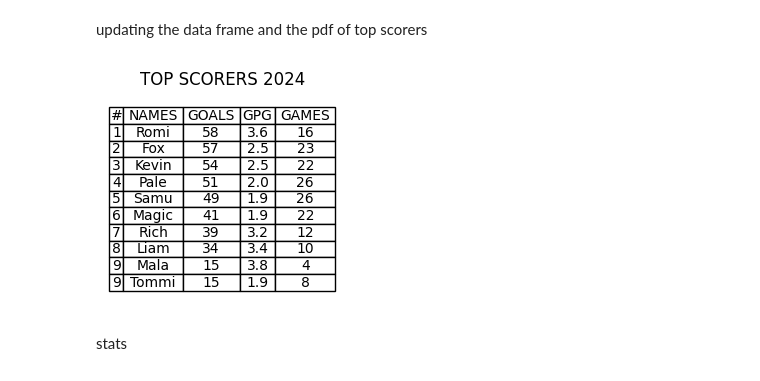
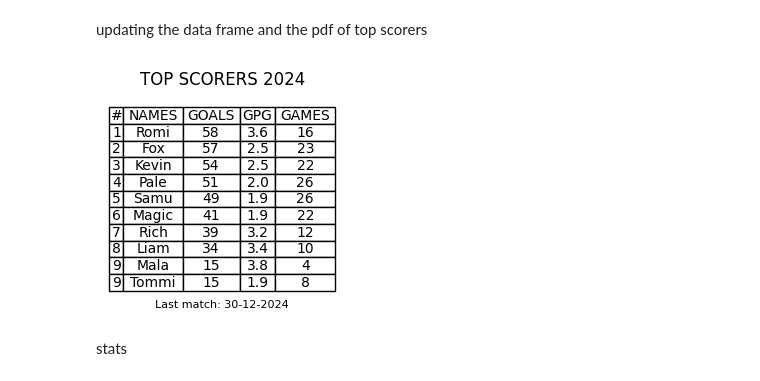
Before and after one commit to SamuBors/others, a Jupyter notebook: calcetti/Calcetti.ipynb, the cells around one changed output. Drawn from its saved outputs; the diff is of its cells as text; code cells hidden in the pictures.

```diff
--- a/calcetti/Calcetti.ipynb
+++ b/calcetti/Calcetti.ipynb
@@ -63,49 +63,51 @@ else:
 updating the data frame and the pdf of top scorers
 # %%
 # updating the df of the top scorers
-year=pd.to_datetime(df[df['GAME ID']==df['GAME ID'].max()]['DATE'].values[0]).year
-df_ay=df[(pd.to_datetime(df['DATE'])>datetime(year-1,12,31)) & (pd.to_datetime(df['DATE'])<datetime(year+1,1,1))]
+year = pd.to_datetime(df[df['GAME ID'] == df['GAME ID'].max()]['DATE'].values[0]).year
+df_ay = df[(pd.to_datetime(df['DATE']) > datetime(year - 1, 12, 31)) & (pd.to_datetime(df['DATE']) < datetime(year + 1, 1, 1))]
 
 grouped = df_ay.groupby('NAMES')
-ts=pd.DataFrame()
-ts['GOALS']=grouped['GOALS'].sum()
-ts['#']=1
+ts = pd.DataFrame()
+ts['GOALS'] = grouped['GOALS'].sum()
+ts['#'] = 1
 ts['GAMES'] = grouped['NAMES'].count()
-ts['GPG'] = ts['GOALS']/ts['GAMES']
-#ts=ts.drop('GAMES', axis=1)
-ts=ts.sort_values(by=['GOALS','GPG'], ascending=[False,False])
+ts['GPG'] = ts['GOALS'] / ts['GAMES']
+ts = ts.sort_values(by=['GOALS', 'GPG'], ascending=[False, False])
 
-i=1
-j=i
-g=ts['GOALS'].max()
+i = 1
+j = i
+g = ts['GOALS'].max()
 for name in ts.index:
     if ts['GOALS'][name] != g:
-        j=i
+        j = i
     g = ts['GOALS'][name]
-    ts.loc[ts.index==name,'#'] = j
-    i+=1
+    ts.loc[ts.index == name, '#'] = j
+    i += 1
 
-ts=ts.reset_index()
-ts['GPG']=ts['GPG'].round(1)
-ts=ts[['#','NAMES','GOALS','GPG','GAMES']]
-ts=ts[ts['GOALS']!=0]
-ts=ts[ts.index<10]
+ts = ts.reset_index()
+ts['GPG'] = ts['GPG'].round(1)
+ts = ts[['#', 'NAMES', 'GOALS', 'GPG', 'GAMES']]
+ts = ts[ts['GOALS'] != 0]
+ts = ts[ts.index < 10]
 
 # updating the pdf of the top scorers
-fig, ax = plt.subplots(figsize=(3,2.75))
+fig, ax = plt.subplots(figsize=(3, 2.75))
 ax.axis('tight')
 ax.axis('off')
 ax.set_title(f'TOP SCORERS {year}')
 
 tab = ax.table(cellText=ts.values, colLabels=ts.columns, loc='center', cellLoc='center')
+tab.auto_set_column_width(col=list(range(len(ts.columns))))
 
-tab.auto_set_column_width(col=list(range(len(ts.columns))))
+# Add footnote
+last_match_date = pd.to_datetime(df.loc[df.index == np.max(df.index), 'DATE']).dt.strftime('%d-%m-%Y').values[0]
+ax.text(0.5, 0, f'Last match: {last_match_date}', ha='center', va='center', transform=ax.transAxes, fontsize=8)
 
 pdf_pages = PdfPages('top_scorers_' + group + '.pdf')
 pdf_pages.savefig(fig, bbox_inches='tight')
 pdf_pages.close()
 # %% [output]
-[figure, old version]
+[figure, new version]
 # %% [markdown]
 stats
 # %%
```
Also changed, not shown: parts of 1 cell of this notebook, 1 other file.
